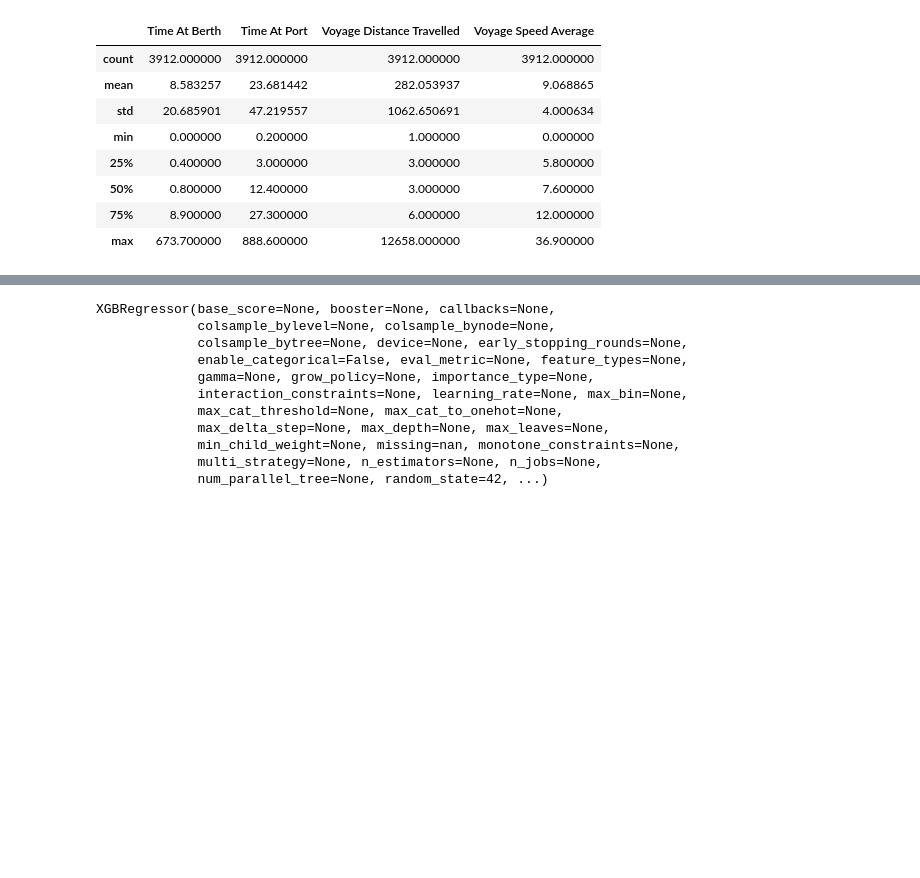
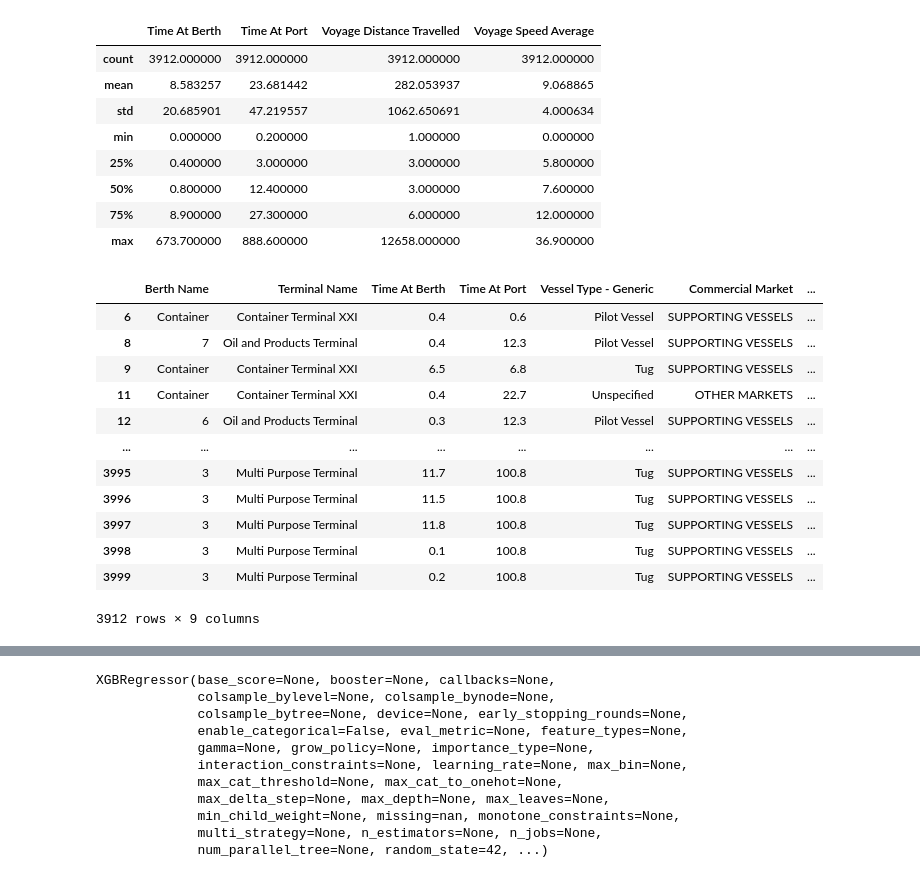
Before and after one commit to klysman08/ML-Smart-Berth-Planning, a Jupyter notebook: previ.ipynb, the cells around one changed output, grey strips where cells are left out. Drawn from its saved outputs; the diff is of its cells as text; code cells hidden in the pictures; blank space fills up the shorter version.

```diff
--- a/previ.ipynb
+++ b/previ.ipynb
@@ -39,6 +39,22 @@ df_modelagem.describe()
 | 50% | 0.800000 | 12.400000 | 3.000000 | 7.600000 |
 | 75% | 8.900000 | 27.300000 | 6.000000 | 12.000000 |
 | max | 673.700000 | 888.600000 | 12658.000000 | 36.900000 |
+# %%
+df_modelagem
+# %% [output]
+|  | Berth Name | Terminal Name | Time At Berth | Time At Port | Vessel Type - Generic | Commercial Market | ... |
+| 6 | Container | Container Terminal XXI | 0.4 | 0.6 | Pilot Vessel | SUPPORTING VESSELS | ... |
+| 8 | 7 | Oil and Products Terminal | 0.4 | 12.3 | Pilot Vessel | SUPPORTING VESSELS | ... |
+| 9 | Container | Container Terminal XXI | 6.5 | 6.8 | Tug | SUPPORTING VESSELS | ... |
+| 11 | Container | Container Terminal XXI | 0.4 | 22.7 | Unspecified | OTHER MARKETS | ... |
+| 12 | 6 | Oil and Products Terminal | 0.3 | 12.3 | Pilot Vessel | SUPPORTING VESSELS | ... |
+| ... | ... | ... | ... | ... | ... | ... | ... |
+| 3995 | 3 | Multi Purpose Terminal | 11.7 | 100.8 | Tug | SUPPORTING VESSELS | ... |
+| 3996 | 3 | Multi Purpose Terminal | 11.5 | 100.8 | Tug | SUPPORTING VESSELS | ... |
+| 3997 | 3 | Multi Purpose Terminal | 11.8 | 100.8 | Tug | SUPPORTING VESSELS | ... |
+| 3998 | 3 | Multi Purpose Terminal | 0.1 | 100.8 | Tug | SUPPORTING VESSELS | ... |
+| 3999 | 3 | Multi Purpose Terminal | 0.2 | 100.8 | Tug | SUPPORTING VESSELS | ... |
+3912 rows × 9 columns
 # %%
 import pandas as pd
 from sklearn.preprocessing import LabelEncoder
```
Also changed, not shown: parts of 2 cells of this notebook.
